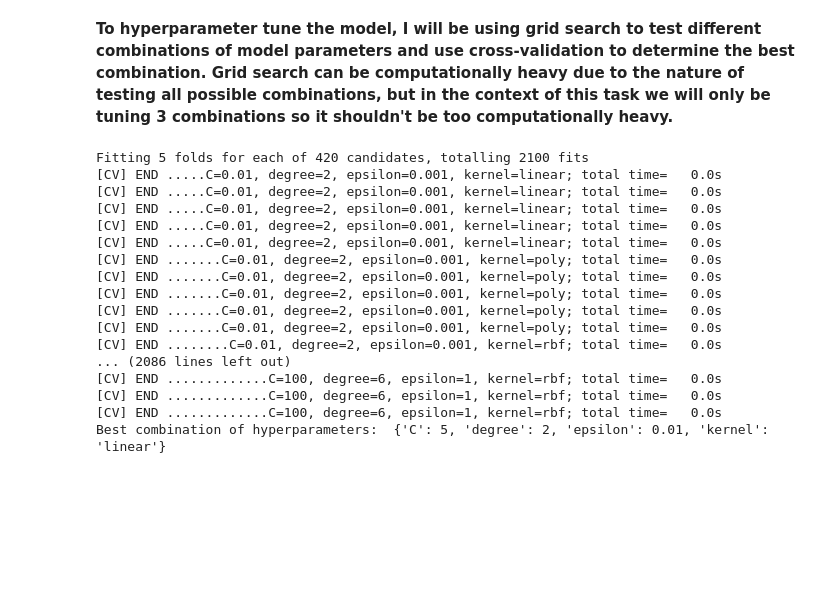
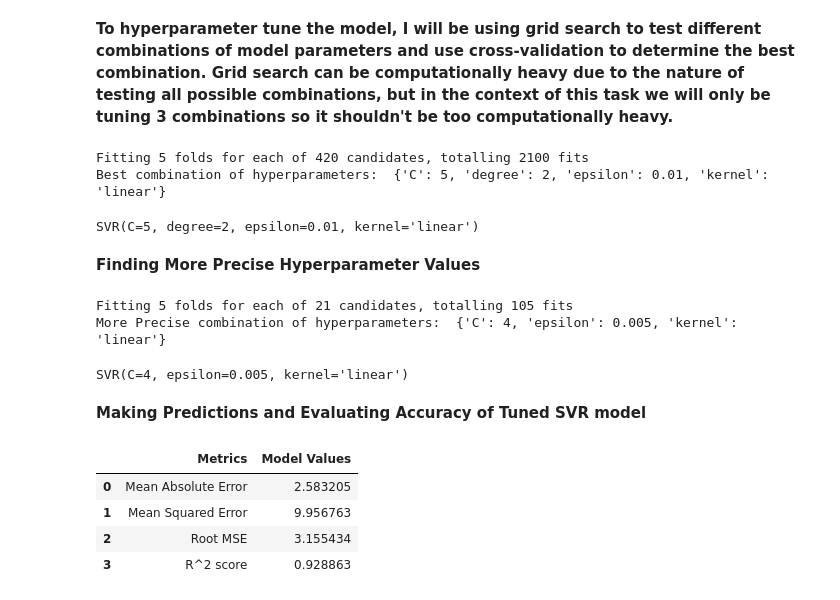
Before and after one commit to JLawrence04/Projects, a Jupyter notebook: NBA Season Wins Predictor/NBASeasonWinsPredictor.ipynb, the cells around one changed output. Saved outputs shown, nothing was run; the diff lists cells and outputs as text; code cells hidden in the pictures; blank space fills up the shorter version.

Commit message:
Conducted model predictions and evaluated model accuracy

```diff
--- a/NBA Season Wins Predictor/NBASeasonWinsPredictor.ipynb
+++ b/NBA Season Wins Predictor/NBASeasonWinsPredictor.ipynb
@@ -258,27 +259,52 @@ params = {'kernel': ['linear','poly','rbf'], #rbf kernel maps the inputs in a hi
           }
 
 #Initializing Grid Search
-grid = GridSearchCV(svr,params,refit=True, cv = 5, scoring='neg_mean_squared_error', verbose =2)#Using cross-validation and mse to determine best hyperparameters
+grid = GridSearchCV(svr,params,refit=True, cv = 5, scoring='neg_mean_squared_error', verbose =1)#Using cross-validation and mse to determine best hyperparameters
 grid.fit(X_train_scaled,y_train)#Finding best hyperparameters
 
 #Showing best combination of hyperparameters
+
+print('Best combination of hyperparameters: ', grid.best_params_) #Degree parameter doesn't matter since best kernel turns out to be the linear one
 grid.best_estimator_
-print('Best combination of hyperparameters: ', grid.best_params_) #Degree parameter doesn't matter since best kernel turns out to be the linear one
 # %% [output]
 Fitting 5 folds for each of 420 candidates, totalling 2100 fits
-[CV] END .....C=0.01, degree=2, epsilon=0.001, kernel=linear; total time=   0.0s
-[CV] END .....C=0.01, degree=2, epsilon=0.001, kernel=linear; total time=   0.0s
-[CV] END .....C=0.01, degree=2, epsilon=0.001, kernel=linear; total time=   0.0s
-[CV] END .....C=0.01, degree=2, epsilon=0.001, kernel=linear; total time=   0.0s
-[CV] END .....C=0.01, degree=2, epsilon=0.001, kernel=linear; total time=   0.0s
-[CV] END .......C=0.01, degree=2, epsilon=0.001, kernel=poly; total time=   0.0s
-[CV] END .......C=0.01, degree=2, epsilon=0.001, kernel=poly; total time=   0.0s
-[CV] END .......C=0.01, degree=2, epsilon=0.001, kernel=poly; total time=   0.0s
-[CV] END .......C=0.01, degree=2, epsilon=0.001, kernel=poly; total time=   0.0s
-[CV] END .......C=0.01, degree=2, epsilon=0.001, kernel=poly; total time=   0.0s
-[CV] END ........C=0.01, degree=2, epsilon=0.001, kernel=rbf; total time=   0.0s
-... (2086 lines left out)
-[CV] END .............C=100, degree=6, epsilon=1, kernel=rbf; total time=   0.0s
-[CV] END .............C=100, degree=6, epsilon=1, kernel=rbf; total time=   0.0s
-[CV] END .............C=100, degree=6, epsilon=1, kernel=rbf; total time=   0.0s
 Best combination of hyperparameters:  {'C': 5, 'degree': 2, 'epsilon': 0.01, 'kernel': 'linear'}
+SVR(C=5, degree=2, epsilon=0.01, kernel='linear')
+# %% [markdown]
+**Finding More Precise Hyperparameter Values**
+# %%
+params_precise = {'kernel': ['linear'],
+                  'C': [3,4,5,6,7,8,9],
+                  'epsilon': [.005,.01,.015]
+}
+grid_precise = GridSearchCV(svr,params_precise,refit=True, cv = 5, scoring='neg_mean_squared_error', verbose =1)
+grid_precise.fit(X_train_scaled,y_train)
+
+print('More Precise combination of hyperparameters: ', grid_precise.best_params_)
+grid_precise.best_estimator_
+# %% [output]
+Fitting 5 folds for each of 21 candidates, totalling 105 fits
+More Precise combination of hyperparameters:  {'C': 4, 'epsilon': 0.005, 'kernel': 'linear'}
+SVR(C=4, epsilon=0.005, kernel='linear')
+# %% [markdown]
+**Making Predictions and Evaluating Accuracy of Tuned SVR model**
+# %%
+svr_model = grid_precise.best_estimator_
+
+#Storing Model Predictions
+y_pred = svr_model.predict(X_test_scaled)
+
+mae = mean_absolute_error(y_test,y_pred)
+mse = mean_squared_error(y_test,y_pred)
+rmse = root_mean_squared_error(y_test,y_pred)
+r2 = r2_score(y_test,y_pred)
+
+metrics_dict = {'Metrics': ['Mean Absolute Error', 'Mean Squared Error', 'Root MSE', "R^2 score"], 'Model Values':[mae,mse,rmse,r2]}
+metrics_df = pd.DataFrame(metrics_dict)
+metrics_df
+# %% [output]
+|  | Metrics | Model Values |
+| 0 | Mean Absolute Error | 2.583205 |
+| 1 | Mean Squared Error | 9.956763 |
+| 2 | Root MSE | 3.155434 |
+| 3 | R^2 score | 0.928863 |
```
Also changed, not shown: parts of 3 cells of this notebook.
